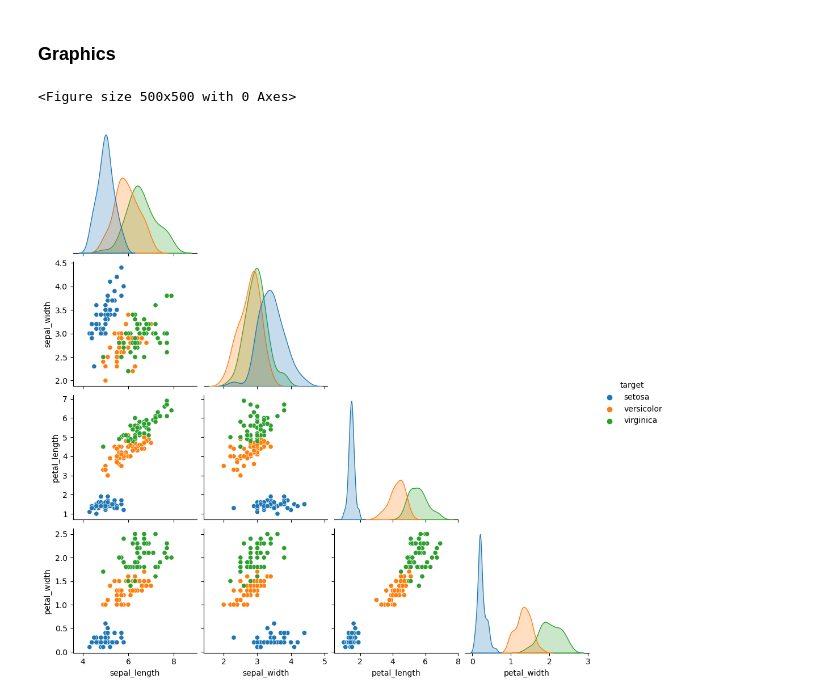
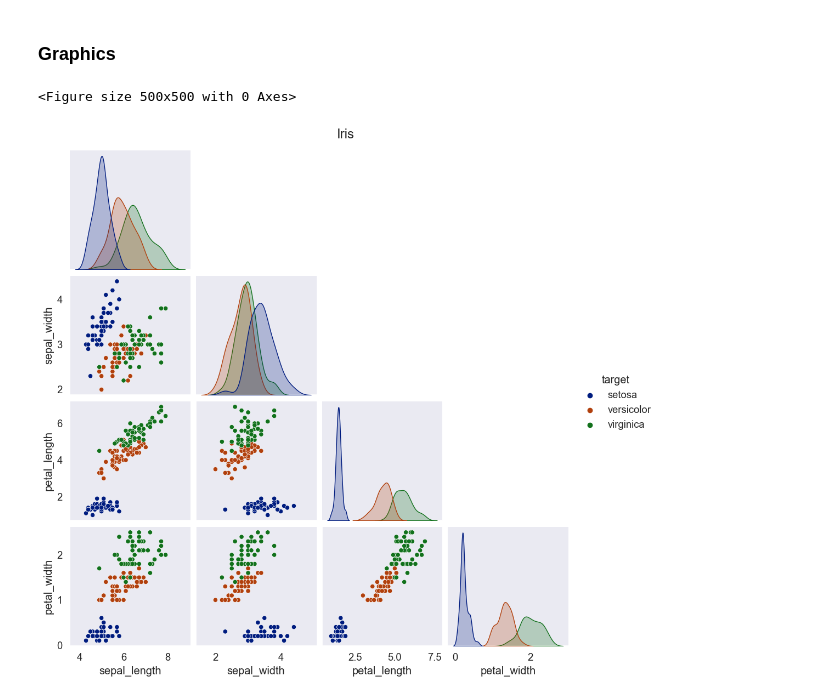
Before and after one commit to dparedes616/classification_iris, a Jupyter notebook: iris_clasificación.ipynb, the cells around one changed output. Saved outputs shown, nothing was run; the diff lists cells and outputs as text; code cells hidden in the pictures.

Commit message:
Graphics and Partitioning the dataset into test and training

```diff
--- a/iris_clasificación.ipynb
+++ b/iris_clasificación.ipynb
@@ -78,11 +78,13 @@ dtypes: float64(4), object(1)
 memory usage: 6.0+ KB
 # %% [markdown]
 ## Exploratory data analysis
+# %%
+df_processed = df_raw
 # %% [markdown]
 change the name of the target variable
 # %%
-df_raw = df_raw.rename(columns={"species":"target"})
-df_raw.head()
+df_processed = df_processed.rename(columns={"species":"target"})
+df_processed.head()
 # %% [output]
 |  | sepal_length | sepal_width | petal_length | petal_width | target |
 | 0 | 5.1 | 3.5 | 1.4 | 0.2 | setosa |
@@ -138,7 +140,7 @@ dtype: int64
 # %% [markdown]
 #### Remove Nulls
 # %%
-df_raw.dropna(inplace=True)
+df_processed.dropna(inplace=True)
 # %% [markdown]
 ### Delete Data
 # %% [markdown]
@@ -148,8 +150,8 @@ df_raw.columns
 # %% [output]
 Index(['sepal_length', 'sepal_width', 'petal_length', 'petal_width', 'target'], dtype='object')
 # %%
-df_raw.drop({}, axis=1, inplace=True)
-df_raw.head(5)
+df_processed.drop({}, axis=1, inplace=True)
+df_processed.head(5)
 # %% [output]
 |  | sepal_length | sepal_width | petal_length | petal_width | target |
 | 0 | 5.1 | 3.5 | 1.4 | 0.2 | setosa |
@@ -161,8 +163,10 @@ df_raw.head(5)
 ### Graphics
 # %%
 fig0 = plt.figure(figsize=(5,5))
-sb.pairplot(data = df_raw, hue = 'target', corner = True)
+sns.set(style="dark", font_scale=1.2)
+fig = sns.pairplot(data=df_processed, hue='target', palette='dark', corner=True)
+fig.fig.suptitle('Iris', y=1.02)
 plt.show()
 # %% [output]
 <Figure size 500x500 with 0 Axes>
-[figure, old version]
+[figure, new version]
```
Also changed, not shown: parts of 16 cells of this notebook.
